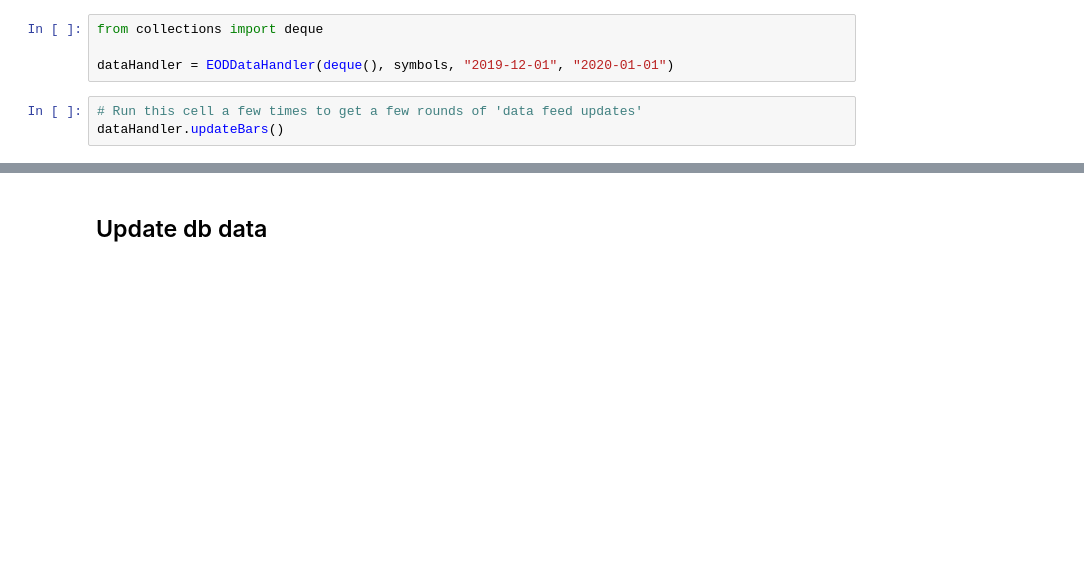
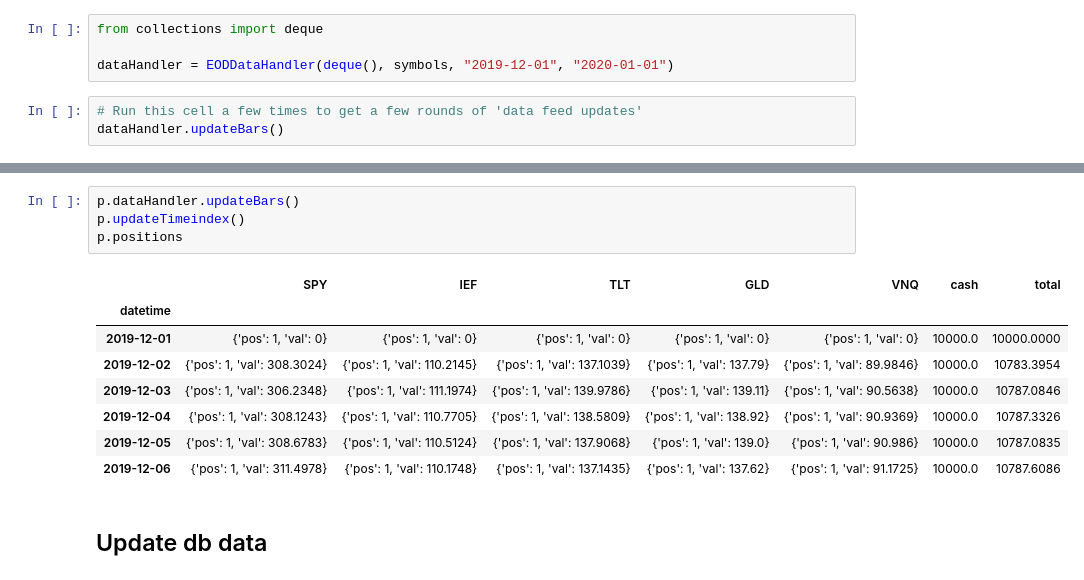
Before and after one commit to webclinic017/EventDrivenTradingSystem, a Jupyter notebook: main.ipynb, the cells around one changed output, grey strips where cells are left out. Drawn from its saved outputs; the diff is of its cells as text; blank space fills up the shorter version.

```diff
--- a/main.ipynb
+++ b/main.ipynb
@@ -39,3 +41,16 @@ p.positions
+# %%
+p.dataHandler.updateBars()
+p.updateTimeindex()
+p.positions
+# %% [output]
+|  | SPY | IEF | TLT | GLD | VNQ | cash | total |
+| datetime |  |  |  |  |  |  |  |
+| 2019-12-01 | {'pos': 1, 'val': 0} | {'pos': 1, 'val': 0} | {'pos': 1, 'val': 0} | {'pos': 1, 'val': 0} | {'pos': 1, 'val': 0} | 10000.0 | 10000.0000 |
+| 2019-12-02 | {'pos': 1, 'val': 308.3024} | {'pos': 1, 'val': 110.2145} | {'pos': 1, 'val': 137.1039} | {'pos': 1, 'val': 137.79} | {'pos': 1, 'val': 89.9846} | 10000.0 | 10783.3954 |
+| 2019-12-03 | {'pos': 1, 'val': 306.2348} | {'pos': 1, 'val': 111.1974} | {'pos': 1, 'val': 139.9786} | {'pos': 1, 'val': 139.11} | {'pos': 1, 'val': 90.5638} | 10000.0 | 10787.0846 |
+| 2019-12-04 | {'pos': 1, 'val': 308.1243} | {'pos': 1, 'val': 110.7705} | {'pos': 1, 'val': 138.5809} | {'pos': 1, 'val': 138.92} | {'pos': 1, 'val': 90.9369} | 10000.0 | 10787.3326 |
+| 2019-12-05 | {'pos': 1, 'val': 308.6783} | {'pos': 1, 'val': 110.5124} | {'pos': 1, 'val': 137.9068} | {'pos': 1, 'val': 139.0} | {'pos': 1, 'val': 90.986} | 10000.0 | 10787.0835 |
+| 2019-12-06 | {'pos': 1, 'val': 311.4978} | {'pos': 1, 'val': 110.1748} | {'pos': 1, 'val': 137.1435} | {'pos': 1, 'val': 137.62} | {'pos': 1, 'val': 91.1725} | 10000.0 | 10787.6086 |
 # %% [markdown]
 ## Update db data
 # %%
```
Also changed, not shown: parts of 3 cells of this notebook, 1 other file.
